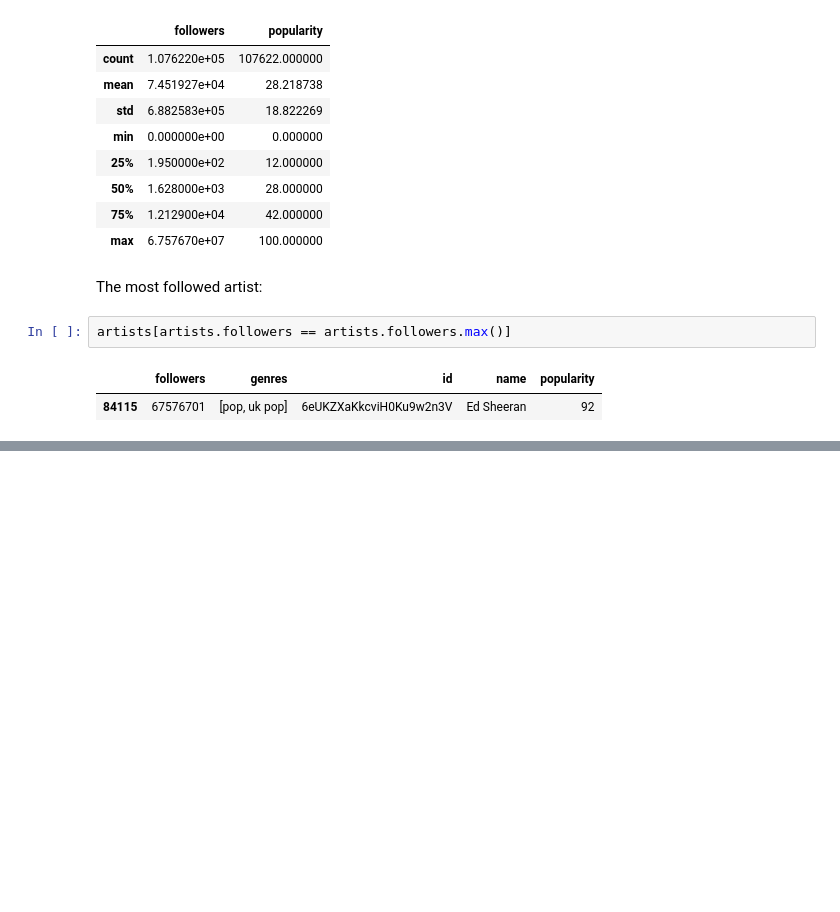
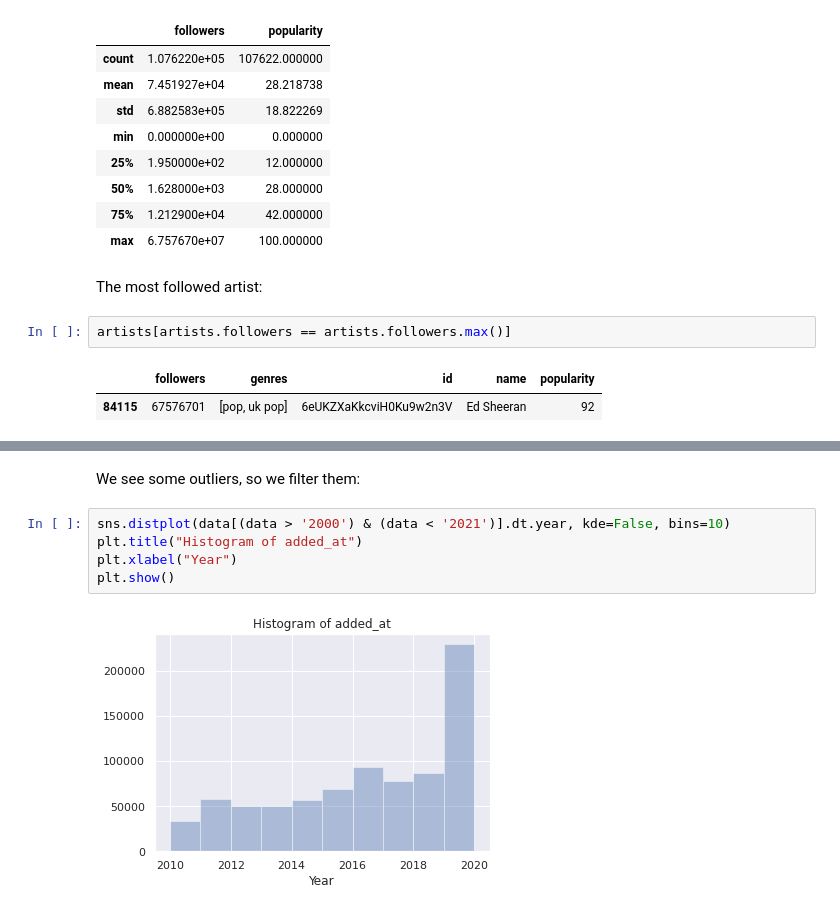
Before and after one commit to lucasresck/espotifai, a Jupyter notebook: notebooks/spotify_analysis.ipynb, the cells around one changed output, grey strips where cells are left out. Saved outputs shown, nothing was run; the diff lists cells and outputs as text; blank space fills up the shorter version.

```diff
--- a/notebooks/spotify_analysis.ipynb
+++ b/notebooks/spotify_analysis.ipynb
@@ -437,0 +477,9 @@ artists[artists.followers == artists.followers.max()]
+# %% [markdown]
+We see some outliers, so we filter them:
+# %%
+sns.distplot(data[(data > '2000') & (data < '2021')].dt.year, kde=False, bins=10)
+plt.title("Histogram of added_at")
+plt.xlabel("Year")
+plt.show()
+# %% [output]
+[figure, added]
```
Also changed, not shown: parts of 62 cells of this notebook.
